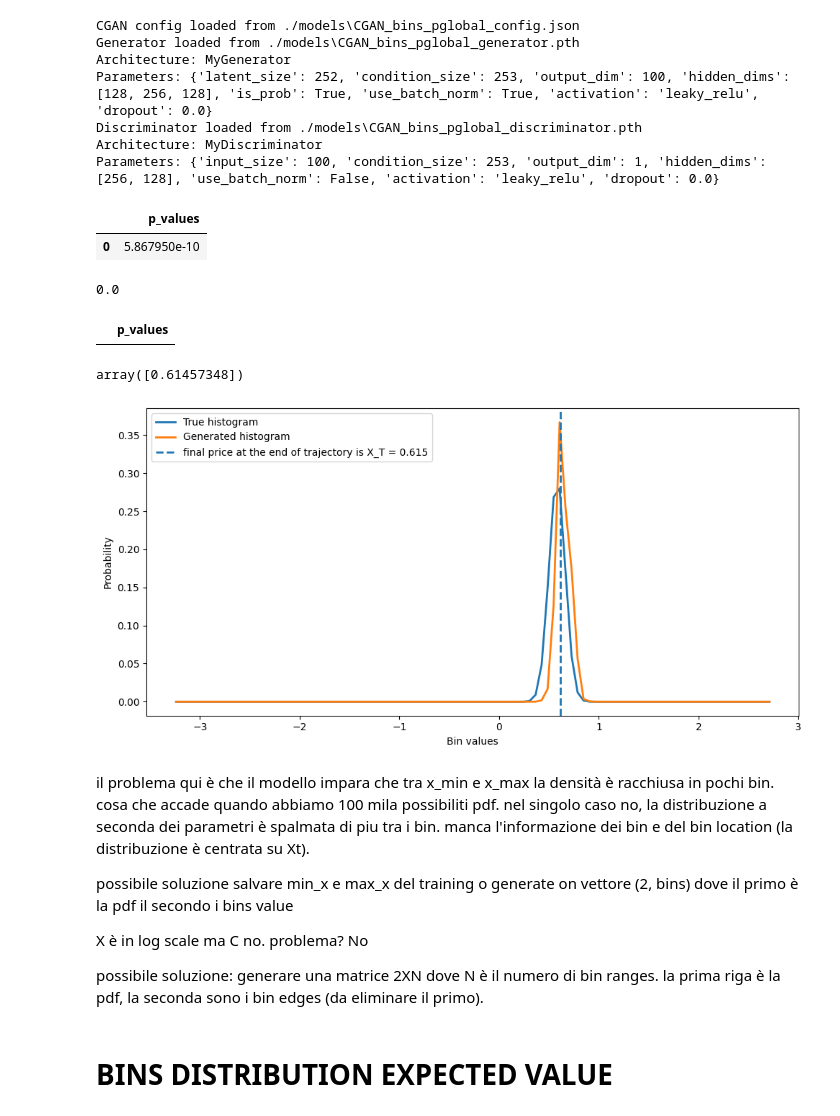
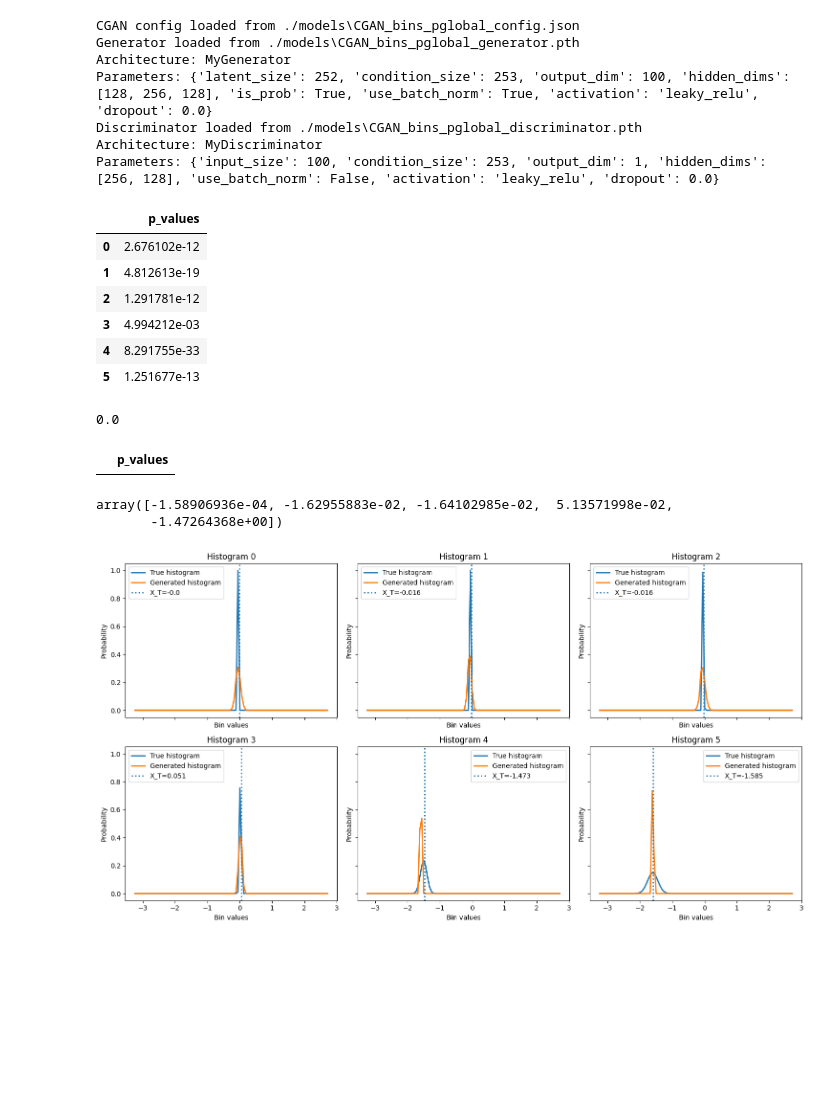
Before and after one commit to matteorofrano/CGAN-for-probability-distribution-generation, a Jupyter notebook: tests.ipynb, the cells around one changed output. Saved outputs shown, nothing was run; the diff lists cells and outputs as text; code cells hidden in the pictures; blank space fills up the shorter version.

```diff
--- a/tests.ipynb
+++ b/tests.ipynb
@@ -256,12 +203,13 @@ error_99     (0.04664061364885124, 0.0476969831620565)
 # %%
 # data simulation
 # example
-X0_range = (0.8,0.8)
-mu_range = (0.0, 0.0)
-sigma_range = (0.4, 0.4)
+
+X0_range = [0.0, 0.0, 0.0, 0.0, 0.0, 0.0]#[0.8, -0.8, 0.0, 0.2, -0.2]
+mu_range = [0.0, 0.0, 0.0, 0.0, 0.0, 0.0]
+sigma_range = [0.001, 0.01, 0.05, 0.1, 0.5, 0.8]
 T = 1.0        # Time horizon (1 year)
 N = 252        # Number of time steps
-J = 1       # Number of paths to simulate
+J = 6       # Number of paths to simulate
 SEED=2
 
 #generate
@@ -302,7 +250,12 @@ test_df = pd.DataFrame({'p_values':p_values})
 test_df
 # %% [output]
 |  | p_values |
-| 0 | 5.867950e-10 |
+| 0 | 2.676102e-12 |
+| 1 | 4.812613e-19 |
+| 2 | 1.291781e-12 |
+| 3 | 4.994212e-03 |
+| 4 | 8.291755e-33 |
+| 5 | 1.251677e-13 |
 # %%
 test_h0 = test_df[test_df['p_values']>0.05]
 print(len(test_h0)/len(test_df))
@@ -313,21 +266,13 @@ test_h0
 # %%
 Xt
 # %% [output]
-array([0.61457348])
+array([-1.58906936e-04, -1.62955883e-02, -1.64102985e-02,  5.13571998e-02,
+       -1.47264368e+00])
 # %%
-generated_sample = generated[-1]
-true_sample = pdfs[-1]
-plot_bin_dist(true_sample, generated_sample, bins, Xt[-1])
+#generated_sample = generated[-1]
+#true_sample = pdfs[-1]
+#plot_bin_dist(true_sample, generated_sample, bins, Xt[-1])
+
+plot_bin_dist(pdfs, generated, bins, Xt, ncols=3)
 # %% [output]
-[figure, old version]
+[figure, new version]
-# %% [markdown]
-il problema qui è che il modello impara che tra x_min e x_max la densità è racchiusa in pochi bin. cosa che accade quando abbiamo 100 mila possibiliti pdf. nel singolo caso no, la distribuzione a seconda dei parametri è spalmata di piu tra i bin. manca l'informazione dei bin e del bin location (la distribuzione è centrata su Xt).
-
-possibile soluzione salvare min_x e max_x del training o generate on vettore (2, bins) dove il primo è la pdf il secondo i bins value
-
-X è in log scale ma C no. problema? No
-
-
-possibile soluzione: generare una matrice 2XN dove N è il numero di bin ranges. la prima riga è la pdf, la seconda sono i bin edges (da eliminare il primo).
-# %% [markdown]
-# BINS DISTRIBUTION EXPECTED VALUE
```
Also changed, not shown: parts of 16 cells of this notebook, 21 other files.
